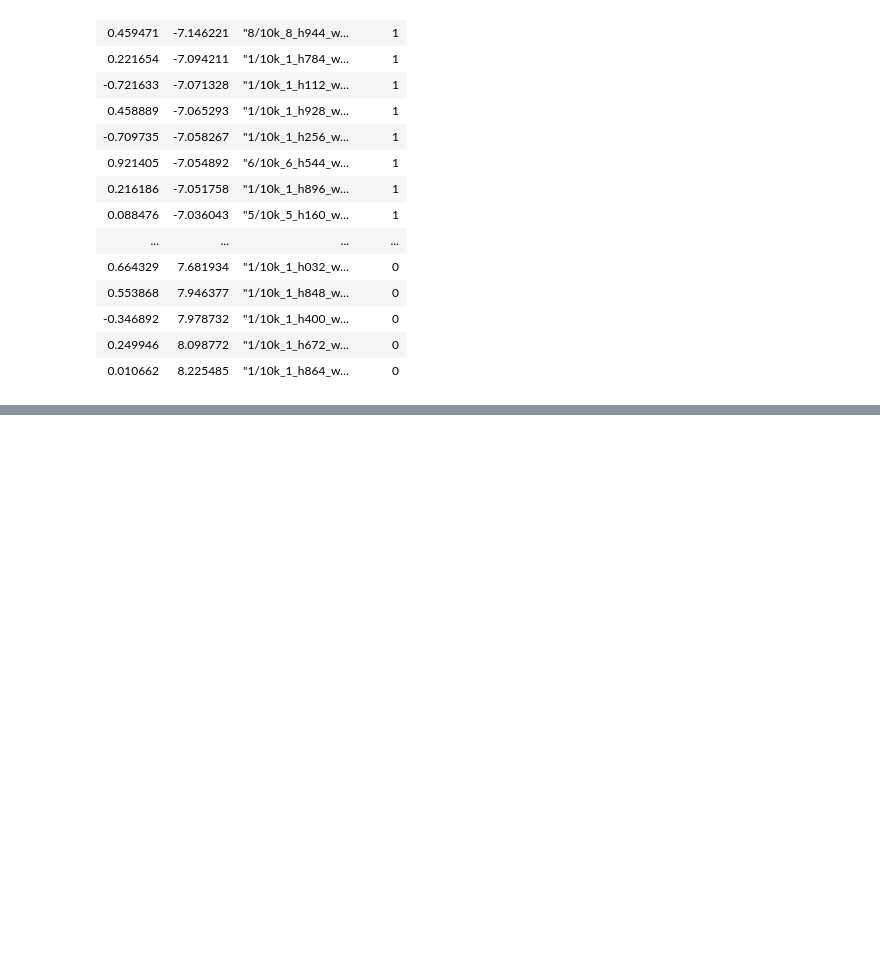
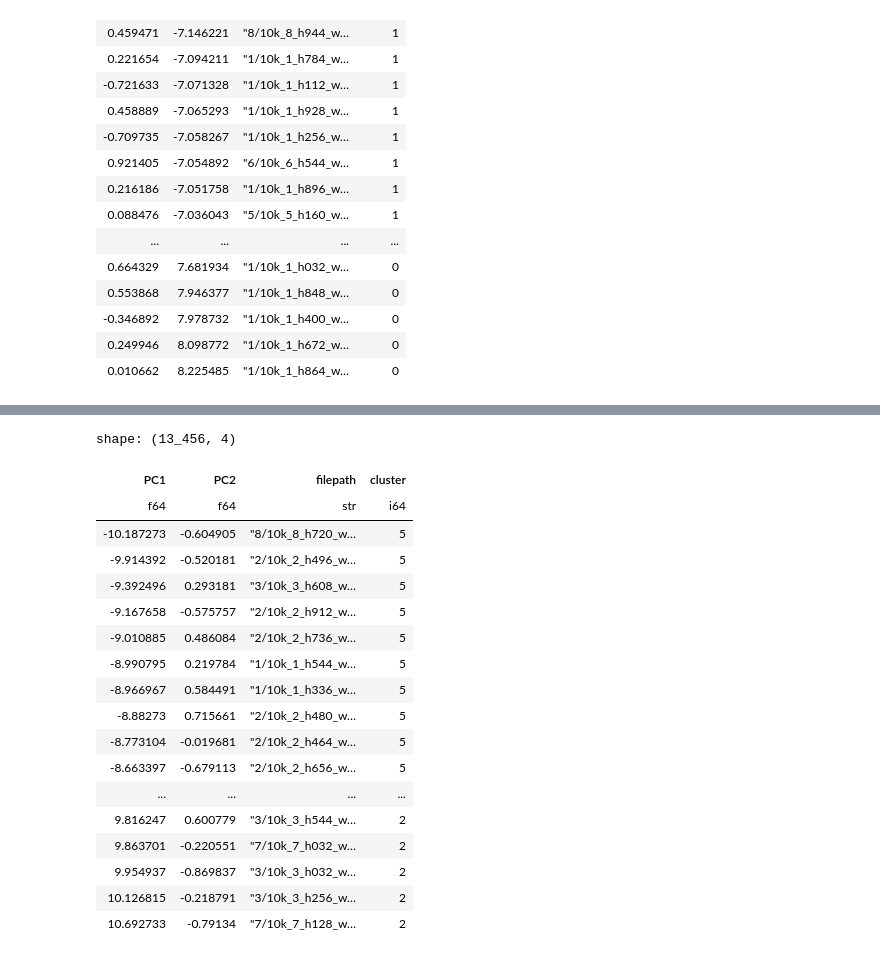
Before and after one commit to RyuichiShinseiB/Feature_extraction, a Jupyter notebook: notebooks/pickup_image_from_feature.ipynb, the cells around one changed output, grey strips where cells are left out. Cells and saved outputs as stored; diff of their text form; code cells hidden in the pictures; blank space fills up the shorter version.

```diff
--- a/notebooks/pickup_image_from_feature.ipynb
+++ b/notebooks/pickup_image_from_feature.ipynb
@@ -174,0 +168,26 @@ for filepath, order in filepaths:
+# %%
+df_0onPC2 = df_pca_a.filter(
+    (pl.col("PC2") > -1e-0)
+    & (pl.col("PC2") < 1e-0)
+).sort(pl.col("PC1"))
+df_0onPC2
+# %% [output]
+shape: (13_456, 4)
+| PC1 | PC2 | filepath | cluster |
+| f64 | f64 | str | i64 |
+| -10.187273 | -0.604905 | "8/10k_8_h720_w… | 5 |
+| -9.914392 | -0.520181 | "2/10k_2_h496_w… | 5 |
+| -9.392496 | 0.293181 | "3/10k_3_h608_w… | 5 |
+| -9.167658 | -0.575757 | "2/10k_2_h912_w… | 5 |
+| -9.010885 | 0.486084 | "2/10k_2_h736_w… | 5 |
+| -8.990795 | 0.219784 | "1/10k_1_h544_w… | 5 |
+| -8.966967 | 0.584491 | "1/10k_1_h336_w… | 5 |
+| -8.88273 | 0.715661 | "2/10k_2_h480_w… | 5 |
+| -8.773104 | -0.019681 | "2/10k_2_h464_w… | 5 |
+| -8.663397 | -0.679113 | "2/10k_2_h656_w… | 5 |
+| ... | ... | ... | ... |
+| 9.816247 | 0.600779 | "3/10k_3_h544_w… | 2 |
+| 9.863701 | -0.220551 | "7/10k_7_h032_w… | 2 |
+| 9.954937 | -0.869837 | "3/10k_3_h032_w… | 2 |
+| 10.126815 | -0.218791 | "3/10k_3_h256_w… | 2 |
+| 10.692733 | -0.79134 | "7/10k_7_h128_w… | 2 |
```
Also changed, not shown: parts of 7 cells of this notebook.
